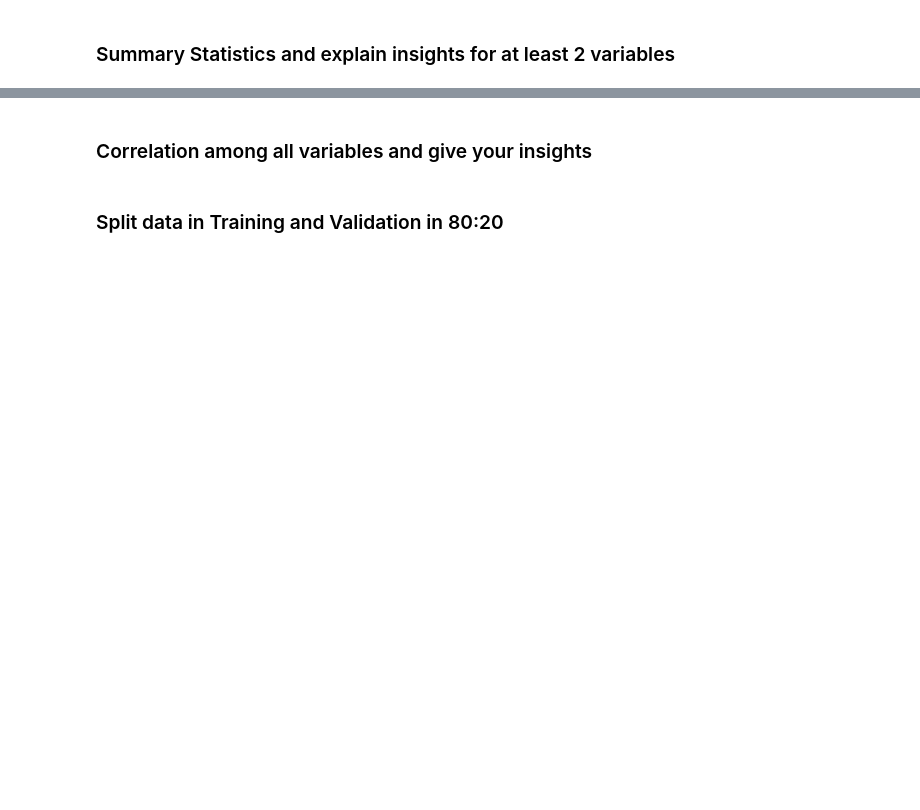
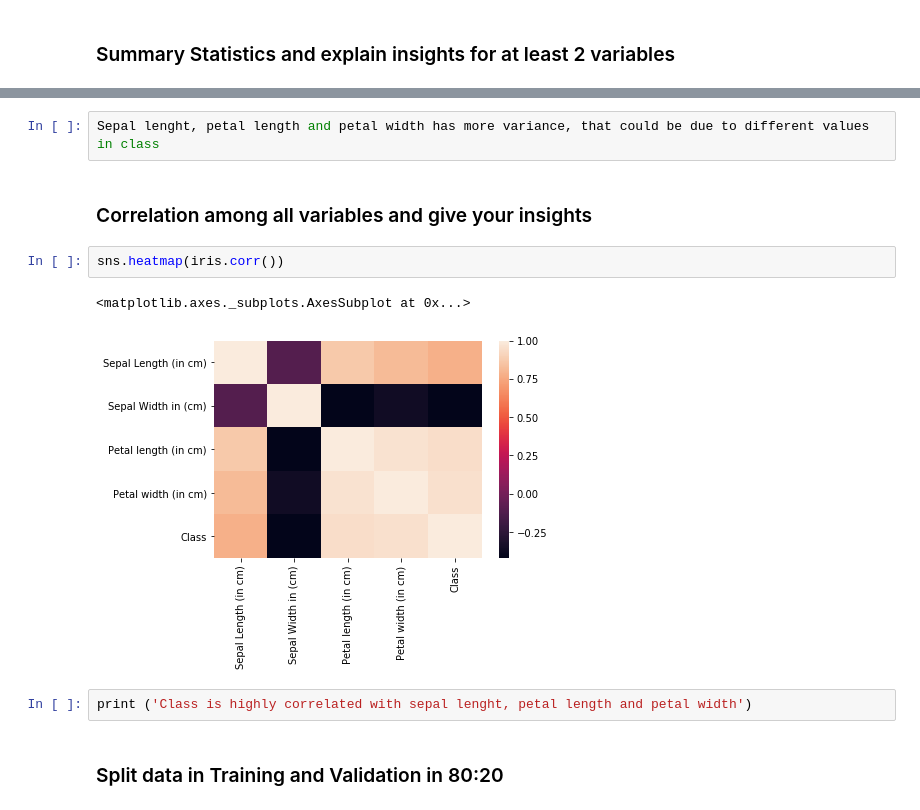
Before and after one commit to GreatLearningAIML1/bangalore-aug19-batch-faisakha, a Jupyter notebook: R3_External_Lab_Logistic_and_Naive_bayes_Faisal.ipynb, the cells around one changed output, grey strips where cells are left out. Drawn from its saved outputs; the diff is of its cells as text; blank space fills up the shorter version.

```diff
--- a/R3_External_Lab_Logistic_and_Naive_bayes_Faisal.ipynb
+++ b/R3_External_Lab_Logistic_and_Naive_bayes_Faisal.ipynb
@@ -494,4 +510,13 @@ sns.pairplot(iris,hue='Class')
+# %%
+Sepal lenght, petal length and petal width has more variance, that could be due to different values in class
 # %% [markdown]
 ### Correlation among all variables and give your insights
+# %%
+sns.heatmap(iris.corr())
+# %% [output]
+<matplotlib.axes._subplots.AxesSubplot at 0x...>
+[figure, added]
+# %%
+print ('Class is highly correlated with sepal lenght, petal length and petal width')
 # %% [markdown]
 ### Split data in Training and Validation in 80:20
```
Also changed, not shown: parts of 4 cells of this notebook.
